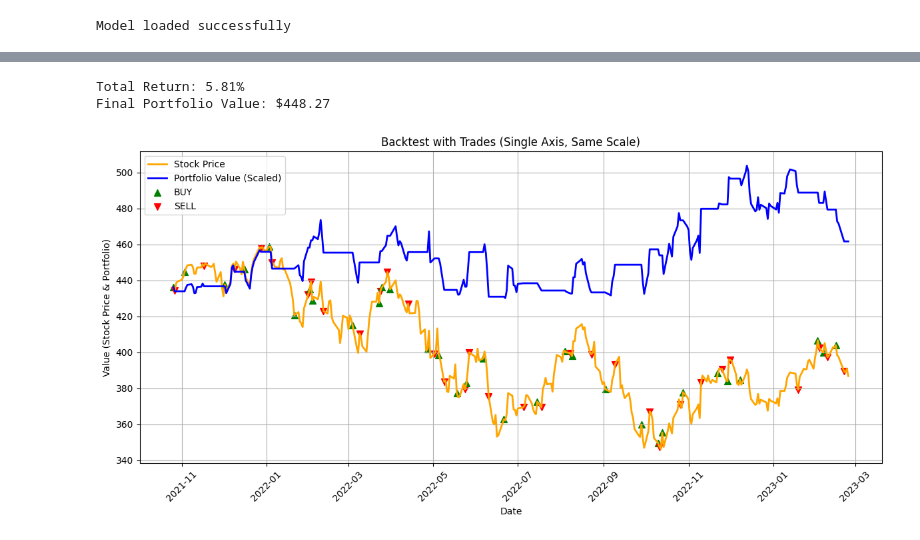
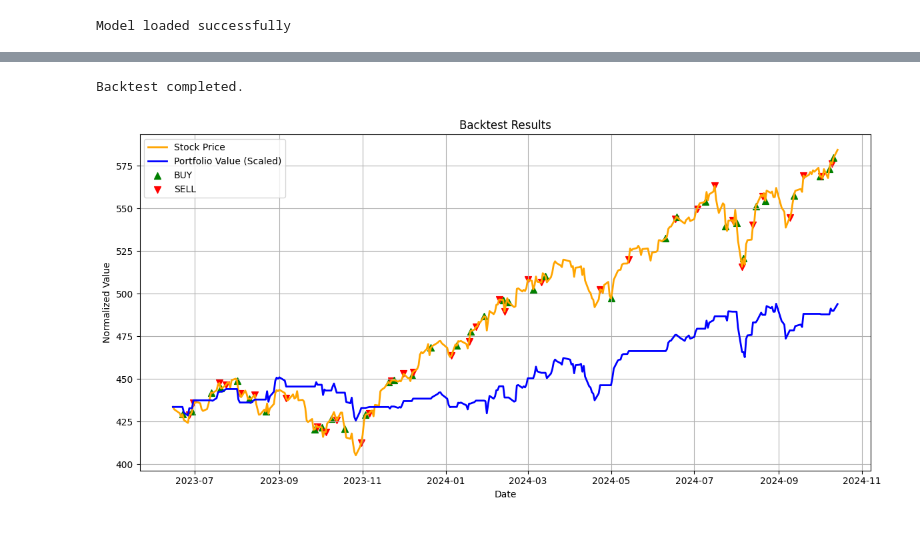
Before and after one commit to ljy2855/stock_prediction, a Jupyter notebook: src/backtest.ipynb, the cells around one changed output, grey strips where cells are left out. Saved outputs shown, nothing was run; the diff lists cells and outputs as text; code cells hidden in the pictures.

```diff
--- a/src/backtest.ipynb
+++ b/src/backtest.ipynb
@@ -47,0 +22,5 @@ date_data = random_test_data["Date"].values  # 날짜 데이터
+# %%
+# Step 3: Perform predictions on historical data
+from data_processing.prepare_data import prepare_backtest_input
+
+price_data, feature_data, date_data = prepare_backtest_input("../data/processed/merged_data.csv")
@@ -48,12 +29,12 @@ date_data = random_test_data["Date"].values  # 날짜 데이터
 # %%
 # Step 5: Run backtest
-from backtest.backtest import backtest, plot_backtest
+from backtest.agent import BacktestAgent
 
 initial_balance = price_data[0]
 
 # 백테스트 실행
 n_steps = 30  # 시퀀스 길이
-results, total_return, final_value, trades = backtest(
+agent = BacktestAgent(
     model=model,
     price_data=price_data,
     feature_data=feature_data,
@@ -61,58 +42,14 @@ results, total_return, final_value, trades = backtest(
     n_steps=n_steps,
     initial_balance=initial_balance,
     transaction_cost=0.001,
+    signal_threshold=0.03,
+    risk_tolerance=0.3,
 )
 
-# 결과 출력
-print(f"Total Return: {total_return * 100:.2f}%")
-print(f"Final Portfolio Value: ${final_value:.2f}")
+agent.run()
 # %% [output]
-Total Return: 5.81%
-Final Portfolio Value: $448.27
+Backtest completed.
-# %%
-# 백테스트 결과 시각화 (단일 축, 주가와 포트폴리오 가치 동일 스케일)
-from matplotlib import pyplot as plt
-import pandas as pd
-
-"""
-백테스트 결과 시각화 (주가와 포트폴리오 가치를 동일 스케일로 비교).
-:param results: 백테스트 결과 DataFrame
-"""
-
-fig, ax = plt.subplots(figsize=(12, 6))
-
-# 스케일 정규화
-initial_price = results["Price"].iloc[0]
-scaled_portfolio = results["Portfolio Value"] / results["Portfolio Value"].iloc[0] * initial_price
-
-# 주가 그래프
-results["Date"] = pd.to_datetime(results["Date"])
-ax.plot(results["Date"], results["Price"], label="Stock Price", color="orange", linewidth=2)
-ax.plot(results["Date"], scaled_portfolio, label="Portfolio Value (Scaled)", color="blue", linewidth=2)
-
-# 거래 마커
-buy_label_shown = False
-sell_label_shown = False
-for _, trade in trades.iterrows():
-    color = "green" if trade["Type"] == "BUY" else "red"
-    marker = "^" if trade["Type"] == "BUY" else "v"
-    if trade["Type"] == "BUY" and not buy_label_shown:
-        ax.scatter(trade["Date"], trade["Price"], color=color, s=50, marker=marker, label="BUY")
-        buy_label_shown = True
-    elif trade["Type"] == "SELL" and not sell_label_shown:
-        ax.scatter(trade["Date"], trade["Price"], color=color, s=50, marker=marker, label="SELL")
-        sell_label_shown = True
-    else:
-        ax.scatter(trade["Date"], trade["Price"], color=color, s=50, marker=marker)
-
-# 시각화 설정
-ax.set_title("Backtest with Trades (Single Axis, Same Scale)")
-ax.set_xlabel("Date")
-ax.set_ylabel("Value (Stock Price & Portfolio)")
-ax.legend(loc="upper left")
-ax.grid(True)
-plt.xticks(rotation=45)
-fig.tight_layout()
-plt.show()
-# %% [output]
-[figure, removed]
+# %%
+agent.show_plot()
+# %% [output]
+[figure, added]
```
Also changed, not shown: parts of 3 cells of this notebook, 1 other file.
